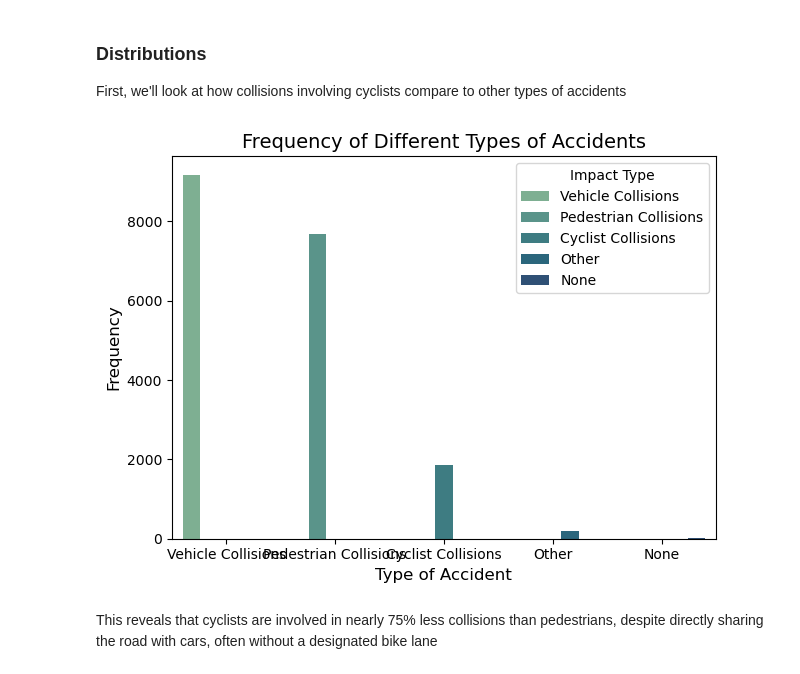
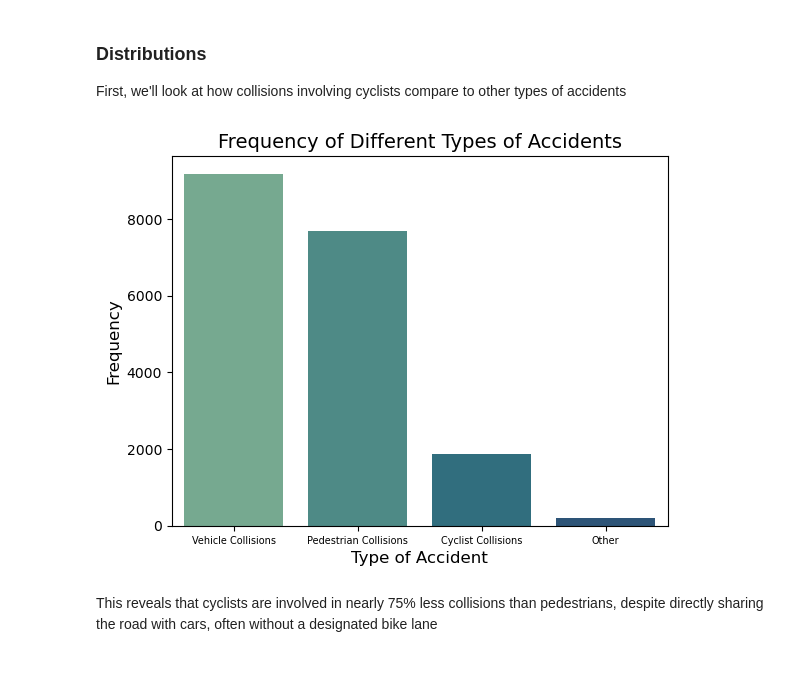
Before and after one commit to tadroscodes/Bike-Lane-Analysis, a Jupyter notebook: BikeLanes.ipynb, the cells around one changed output. Saved outputs shown, nothing was run; the diff lists cells and outputs as text; code cells hidden in the pictures.

Commit message:
Fixed error and formatting in first graph

```diff
--- a/BikeLanes.ipynb
+++ b/BikeLanes.ipynb
@@ -24,7 +24,7 @@ import ast
  _Motor Vehicle Collisions involving Killed or Seriously Injured Persons_ is a free online dataset from [Toronto's Open Data Portal](https://open.toronto.ca/dataset/motor-vehicle-collisions-involving-killed-or-seriously-injured-persons/). Previously, I modified the dataset to remove alternating entries in order bring it down to a manageable size. It also contains many columns which aren't of interest for this exploration, so I have removed these as well
 # %%
 # read the data from the file into a dataframe
-collisions = pd.read_csv("Motor Vehicle Collisions with KSI Data - 4326 (1).csv")
+collisions = pd.read_csv("Motor Vehicle Collisions with KSI Data - 4326 (1).csv", low_memory=False)
 # %%
 # remove certain columns I wont be needing
 collisions = collisions.drop(columns=['_id', 'ACCNUM', 'OFFSET', 'ROAD_CLASS', 'ACCLOC', 'PEDESTRIAN', 'AUTOMOBILE', 'TRAFFCTL','INVTYPE','INVAGE','INJURY','FATAL_NO','INITDIR','MANOEUVER','DRIVACT','PEDTYPE','PEDACT','PEDCOND', 'HOOD_140', 'NEIGHBOURHOOD_140', 'DIVISION', 'STREET2', 'CYCLISTYPE', 'CYCACT', 'MOTORCYCLE','TRUCK','TRSN_CITY_VEH','EMERG_VEH', 'PASSENGER', 'CYCLIST', 'REDLIGHT', 'DISABILITY'])
@@ -55,28 +55,29 @@ First, we'll look at how collisions involving cyclists compare to other types of
 # %%
 # get a count of each collision type, combining all vehicle-on-vehicle collisions
 impact_counts = collisions['IMPACTYPE'].replace({'Turning Movement' : 'Vehicle Collisions',
                                                  'Rear End' : 'Vehicle Collisions',
                                                  'SMV Other' : 'Vehicle Collisions',
                                                  'Angle' : 'Vehicle Collisions',
                                                  'Approaching' : 'Vehicle Collisions',
                                                  'Sideswipe' : 'Vehicle Collisions',
                                                  'SMV Unattended Vehicle' : 'Vehicle Collisions',  }).value_counts()
+impact_counts = impact_counts[impact_counts.index != 'None']
 
 # save impact counts into a new dataframe and plot
 impacts = impact_counts.reset_index()
 impacts.columns = ['Impact Type', 'Frequency']
 
-sns.barplot(data = impacts, x = 'Impact Type', y = 'Frequency', hue = 'Impact Type', palette = 'crest')
+sns.barplot(data = impacts, x = 'Impact Type', y = 'Frequency', palette = 'crest')
 
 # Add labels and title
-plt.xticks(fontsize = 10)
+plt.xticks(fontsize = 7)
 plt.title("Frequency of Different Types of Accidents", fontsize = 14)
 plt.xlabel("Type of Accident", fontsize = 12)
 plt.ylabel("Frequency", fontsize = 12)
-plt.tight_layout()
+# plt.tight_layout()
 plt.show()
 # %% [output]
-[figure, old version]
+[figure, new version]
 # %% [markdown]
 This reveals that cyclists are involved in nearly 75% less collisions than pedestrians, despite directly sharing the road with cars, often without a designated bike lane
 # %% [markdown]
```
Also changed, not shown: parts of 1 cell of this notebook.
